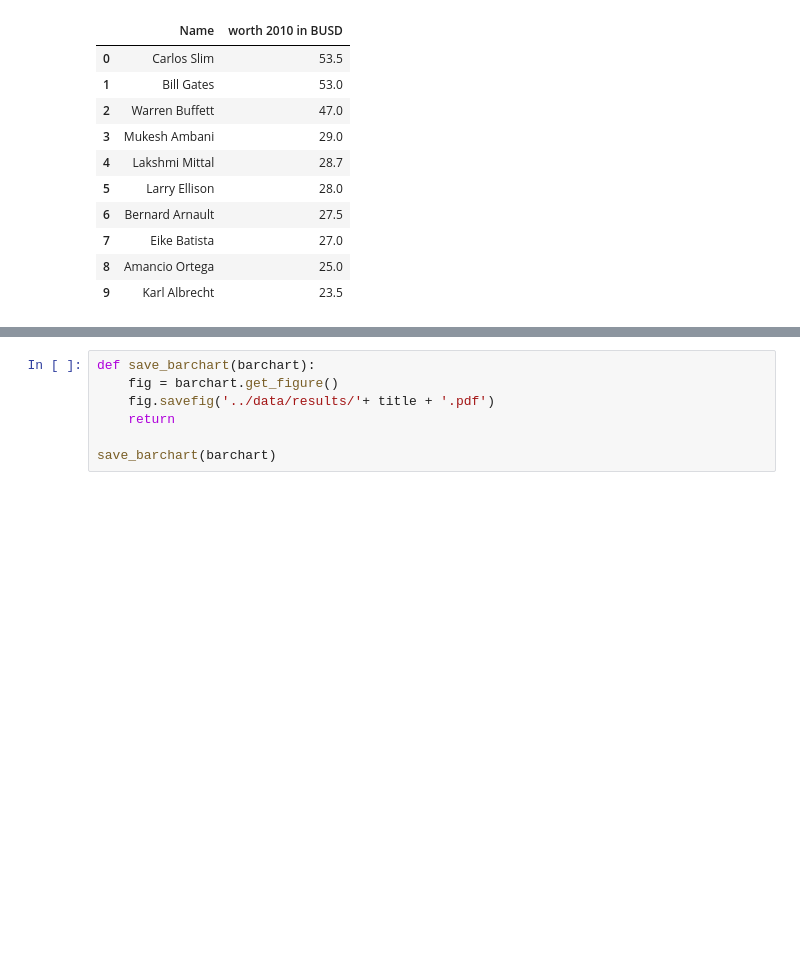
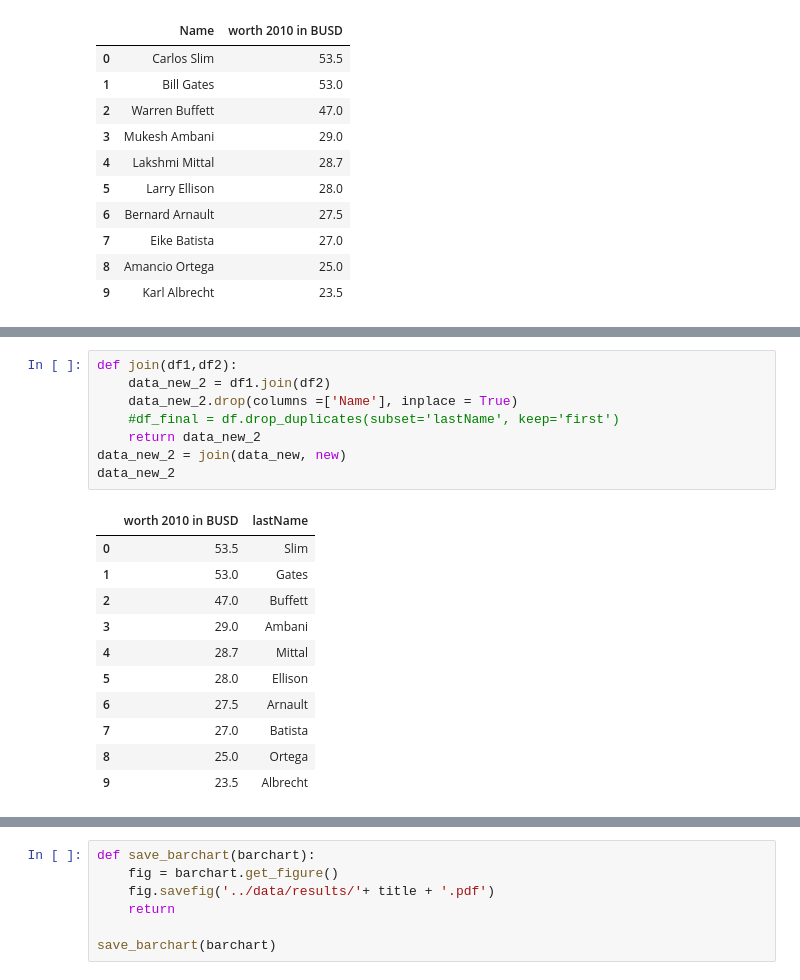
Before and after one commit to Emilioiron/Ironhack-Module-1-Project---Pandas-Python-Emilio-, a Jupyter notebook: notebooks/Notebook_2.ipynb, the cells around one changed output, grey strips where cells are left out. Cells and saved outputs as stored; diff of their text form; blank space fills up the shorter version.

```diff
--- a/notebooks/Notebook_2.ipynb
+++ b/notebooks/Notebook_2.ipynb
@@ -138,3 +150,23 @@ KeyError: 'Name'
+# %%
+def join(df1,df2):
+    data_new_2 = df1.join(df2)
+    data_new_2.drop(columns =['Name'], inplace = True)
+    #df_final = df.drop_duplicates(subset='lastName', keep='first')
+    return data_new_2
+data_new_2 = join(data_new, new)
+data_new_2
+# %% [output]
+|  | worth 2010 in BUSD | lastName |
+| 0 | 53.5 | Slim |
+| 1 | 53.0 | Gates |
+| 2 | 47.0 | Buffett |
+| 3 | 29.0 | Ambani |
+| 4 | 28.7 | Mittal |
+| 5 | 28.0 | Ellison |
+| 6 | 27.5 | Arnault |
+| 7 | 27.0 | Batista |
+| 8 | 25.0 | Ortega |
+| 9 | 23.5 | Albrecht |
 # %%
 def lower_text(df):
     df['lastName'] = df['lastName'].apply(lambda x: x.lower())
```
Also changed, not shown: parts of 8 cells of this notebook, 4 other files.
